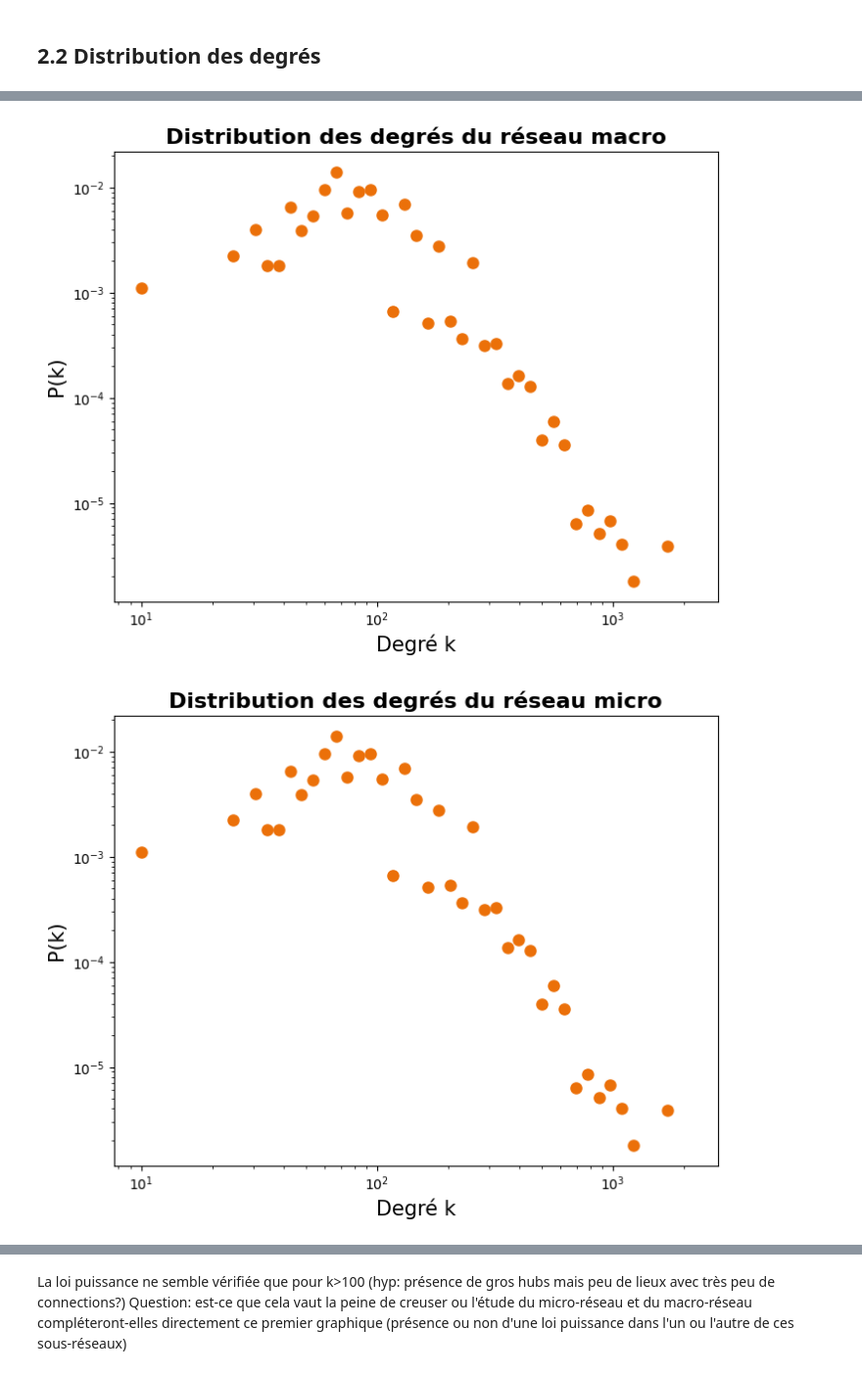
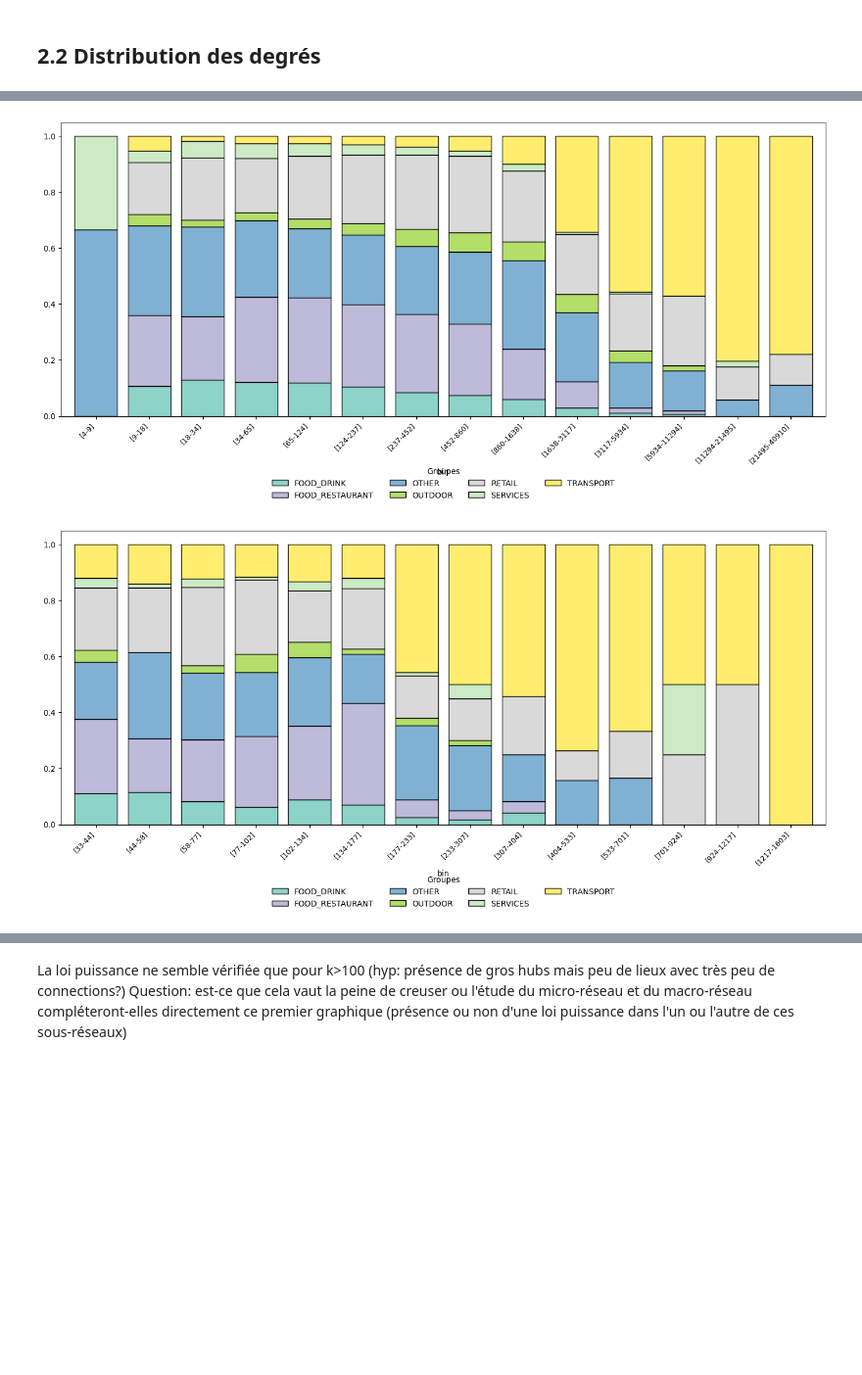
Before and after one commit to Amandine701/Networks_projet, a Jupyter notebook: notebooks/etude_du_reseau_complet.ipynb, the cells around one changed output, grey strips where cells are left out. Shown at 98% size. Drawn from its saved outputs; the diff is of its cells as text; code cells hidden in the pictures; blank space fills up the shorter version.

```diff
--- a/notebooks/etude_du_reseau_complet.ipynb
+++ b/notebooks/etude_du_reseau_complet.ipynb
@@ -121,12 +233,51 @@ degree_distribution(G_complet, titre='Distribution des degrés du réseau comple
-# %%
-#  Réseau macro : distribution des degrés
-
-degree_distribution(G_macro, titre='Distribution des degrés du réseau macro')
-# %% [output]
-[figure, removed]
-# %%
-#  Réseau micro : distribution des degrés
-
-degree_distribution(G_macro, titre='Distribution des degrés du réseau micro')
-# %% [output]
-[figure, removed]
+# %%
+def plot_stacked_degree_categories(G, n_bins=15, top_n_categories=23):
+    # Extraire les données
+    data = []
+    for node, attrs in G.nodes(data=True):
+        deg = G.degree(node)
+        cat = attrs.get('category_grouped', 'Unknown')
+        data.append({'degree': deg, 'category_grouped': cat})
+
+    df = pd.DataFrame(data)
+
+    #  Créer les bins logarithmiques
+    kmin, kmax = df['degree'].min(), df['degree'].max()
+    if kmin <= 0: kmin = 1
+
+    # On crée les limites des bacs (bins)
+    bins = np.logspace(np.log10(kmin), np.log10(kmax), num=n_bins)
+
+    # Assigner chaque degré à un bin (on utilise les intervalles comme labels)
+    df['bin'] = pd.cut(df['degree'], bins=bins, include_lowest=True)
+
+    #  Table croisée
+    ct = pd.crosstab(df['bin'], df['category_grouped'], normalize='index')
+
+    #  Tracé
+    ax = ct.plot(kind='bar', stacked=True, figsize=(14, 7), width=0.8, colormap='Set3', edgecolor='black')
+
+    # Graduation axe des abscisses : on garde l'intervalle complet mais on le formate (arrondi)
+    new_labels = [f"[{int(b.left)}-{int(b.right)}]" for b in ct.index]
+
+    ax.set_xticklabels(new_labels)
+
+    plt.xticks(rotation=45, ha='right', fontsize=9)
+    for label in ax.get_xticklabels():
+        label.set_visible(True)
+    # ---------------------------------
+    plt.legend(
+    title="Groupes",
+    loc='upper center',
+    bbox_to_anchor=(0.5, -0.15),
+    ncol=4,   # ou 3 selon le nombre de catégories
+    frameon=False
+    )
+    plt.tight_layout()
+    plt.show()# Appel de la fonction
+plot_stacked_degree_categories(G_complet)
+plot_stacked_degree_categories(G_micro)
+plot_stacked_degree_categories(G_macro)
+# %% [output]
+[figure, added]
+[figure, added]
```
Also changed, not shown: parts of 25 cells of this notebook.
